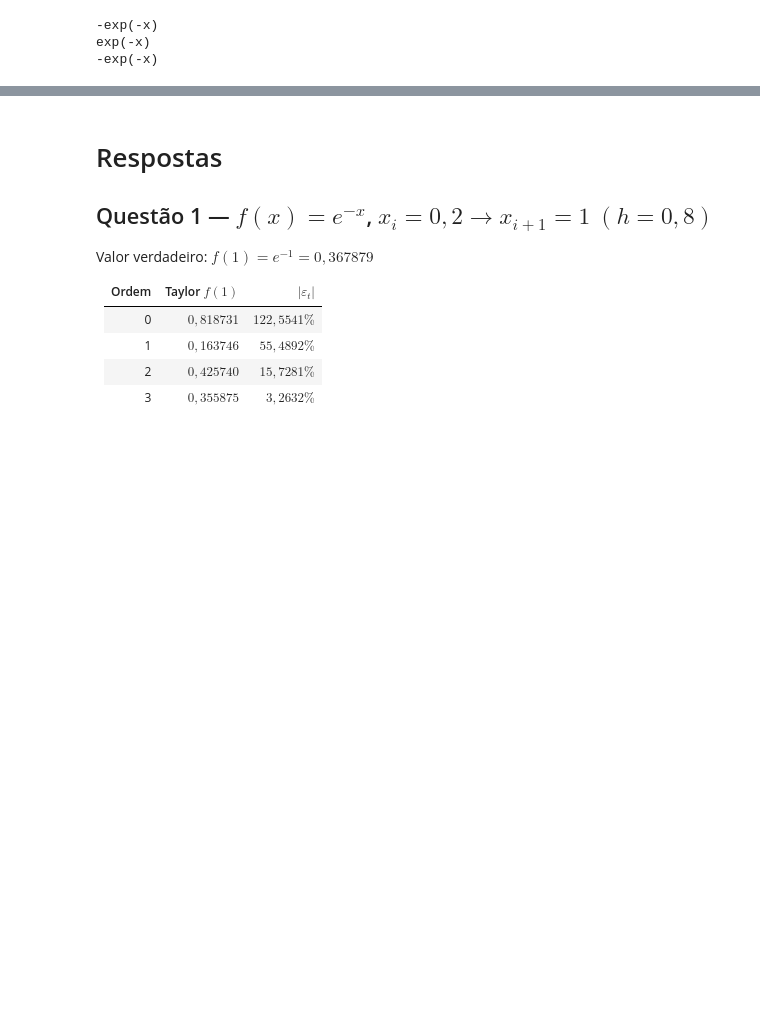
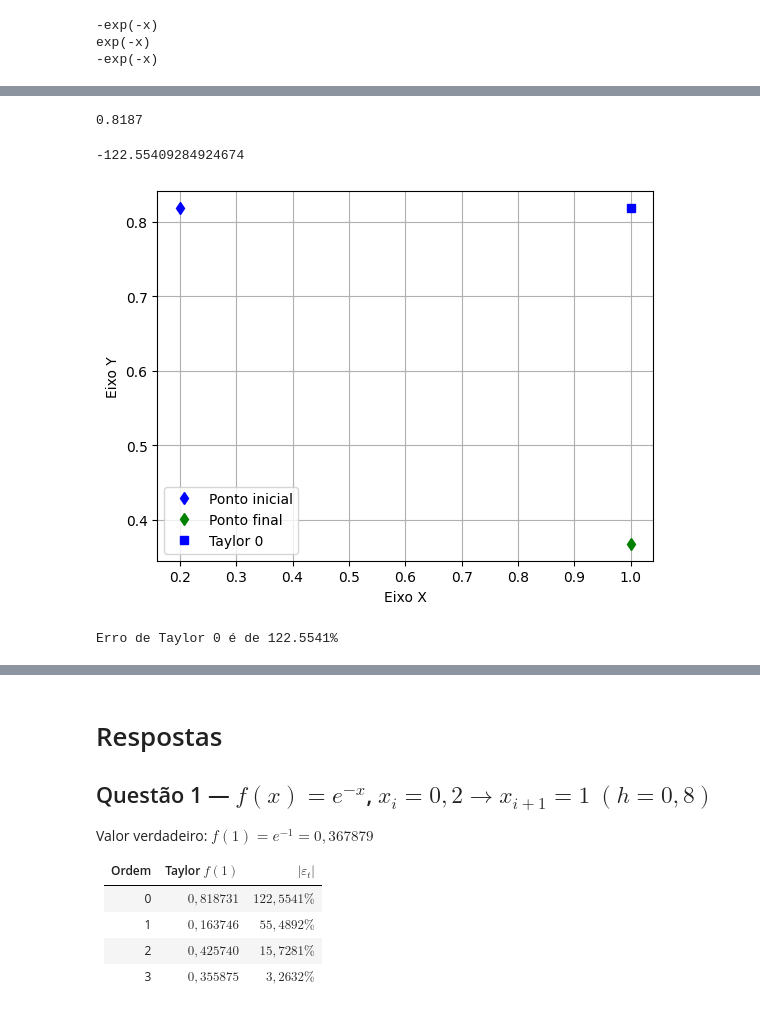
Before and after one commit to GabrielMPinho/Modelagem-Computacional, a Jupyter notebook: serie_taylor/lista/Lista_1_S_rie_de_Taylor.ipynb, the cells around one changed output, grey strips where cells are left out. Cells and saved outputs as stored; diff of their text form; code cells hidden in the pictures; blank space fills up the shorter version.

```diff
--- a/serie_taylor/lista/Lista_1_S_rie_de_Taylor.ipynb
+++ b/serie_taylor/lista/Lista_1_S_rie_de_Taylor.ipynb
@@ -63 +47,25 @@ d_f3 = lambda x: -np.e**-x
+# %%
+t0 = F(0.2)
+round(t0,4)
+# %% [output]
+0.8187
+# %%
+e0 = ((F(1) - t0) /  F(1)) * 100
+e0
+# %% [output]
+-122.55409284924674
+# %%
+plt.plot(x0, F(x0), "bd", label="Ponto inicial")
+plt.plot(xi, F(xi), "gd", label="Ponto final")
+plt.plot(xi, t0, "bs", label="Taylor 0")
+plt.grid()
+plt.legend()
+plt.xlabel("Eixo X")
+plt.ylabel("Eixo Y")
+plt.show()
+
+print(f"Erro de Taylor 0 é de {round(-1 *e0, 4)}%")
+# %% [output]
+[figure, added]
+Erro de Taylor 0 é de 122.5541%
 # %%
```
Also changed, not shown: parts of 37 cells of this notebook, 3 other files.
